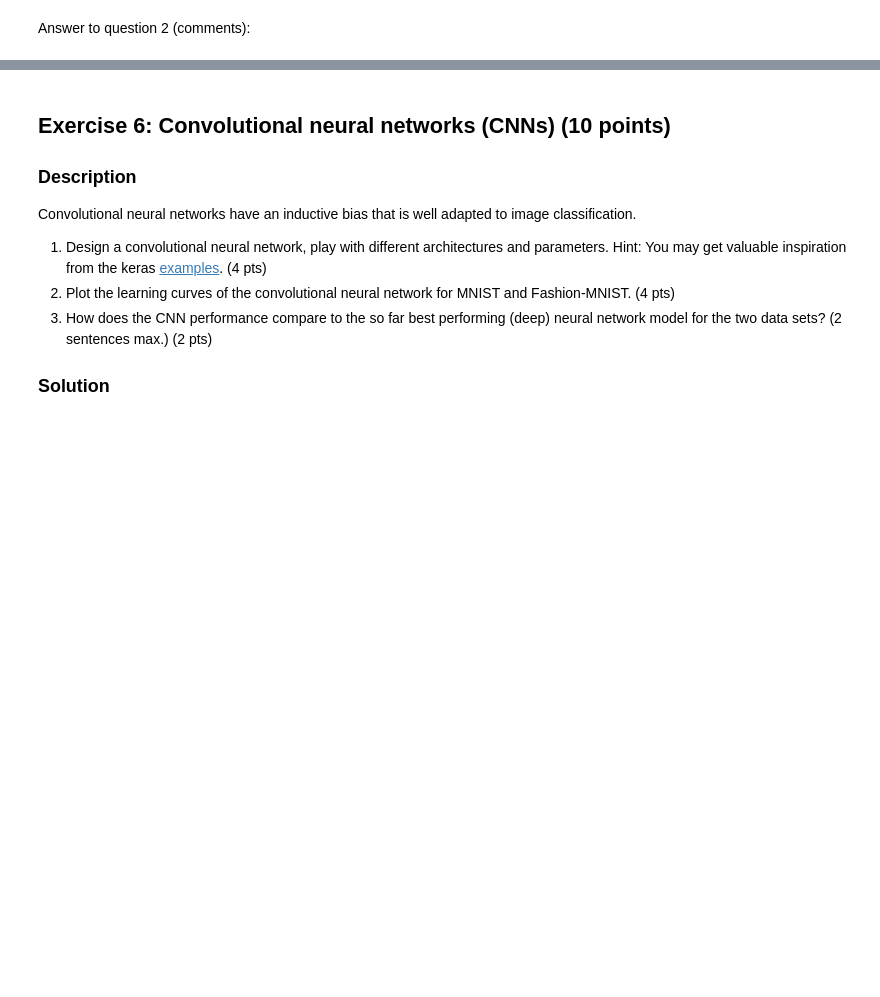
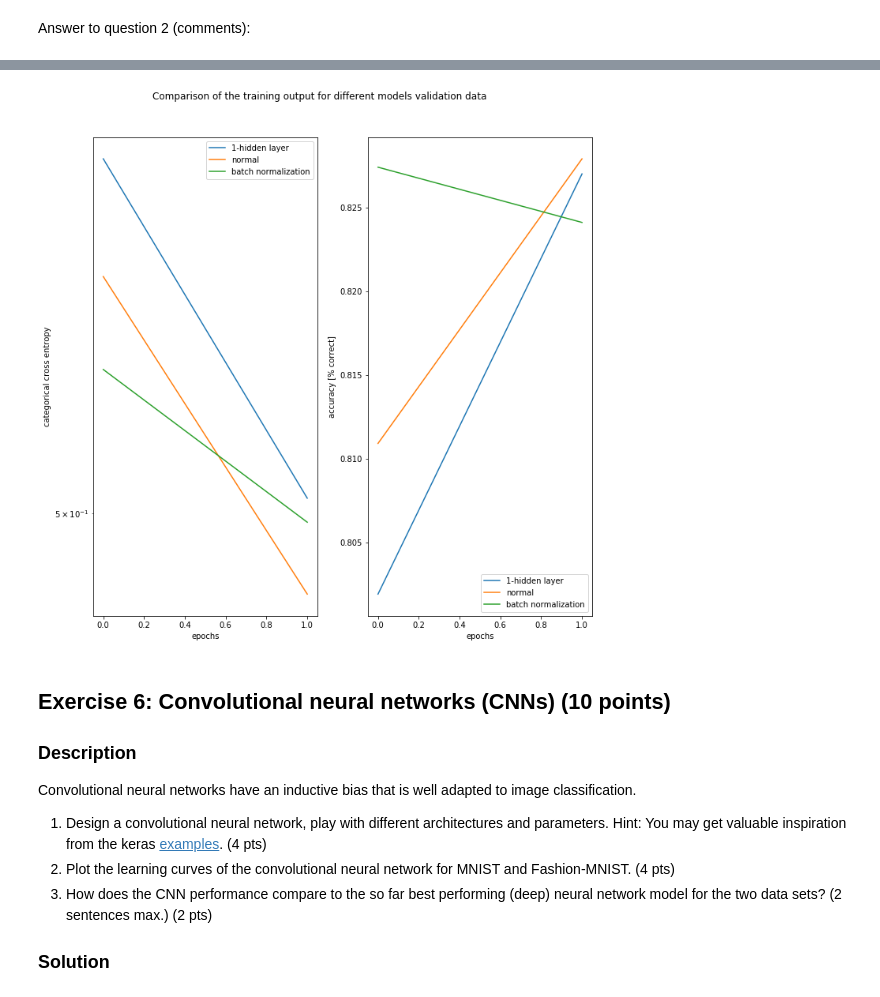
Before and after one commit to girotomas/ANN, a Jupyter notebook: ANN22_03.ipynb, the cells around one changed output, grey strips where cells are left out. Drawn from its saved outputs; the diff is of its cells as text; code cells hidden in the pictures; blank space fills up the shorter version.

```diff
--- a/ANN22_03.ipynb
+++ b/ANN22_03.ipynb
@@ -767,3 +825,9 @@ multiple_comparison_plot(historys, model_names,'title', training_or_validation='
+# %%
+multiple_comparison_plot(historys[:3], model_names[:3],
+                         'Comparison of the training output for different models validation data',
+                         training_or_validation='validation' )
+# %% [output]
+[figure, added]
 # %% [markdown]
 ## Exercise 6: Convolutional neural networks (CNNs) (10 points)
 
```
Also changed, not shown: parts of 8 cells of this notebook.
